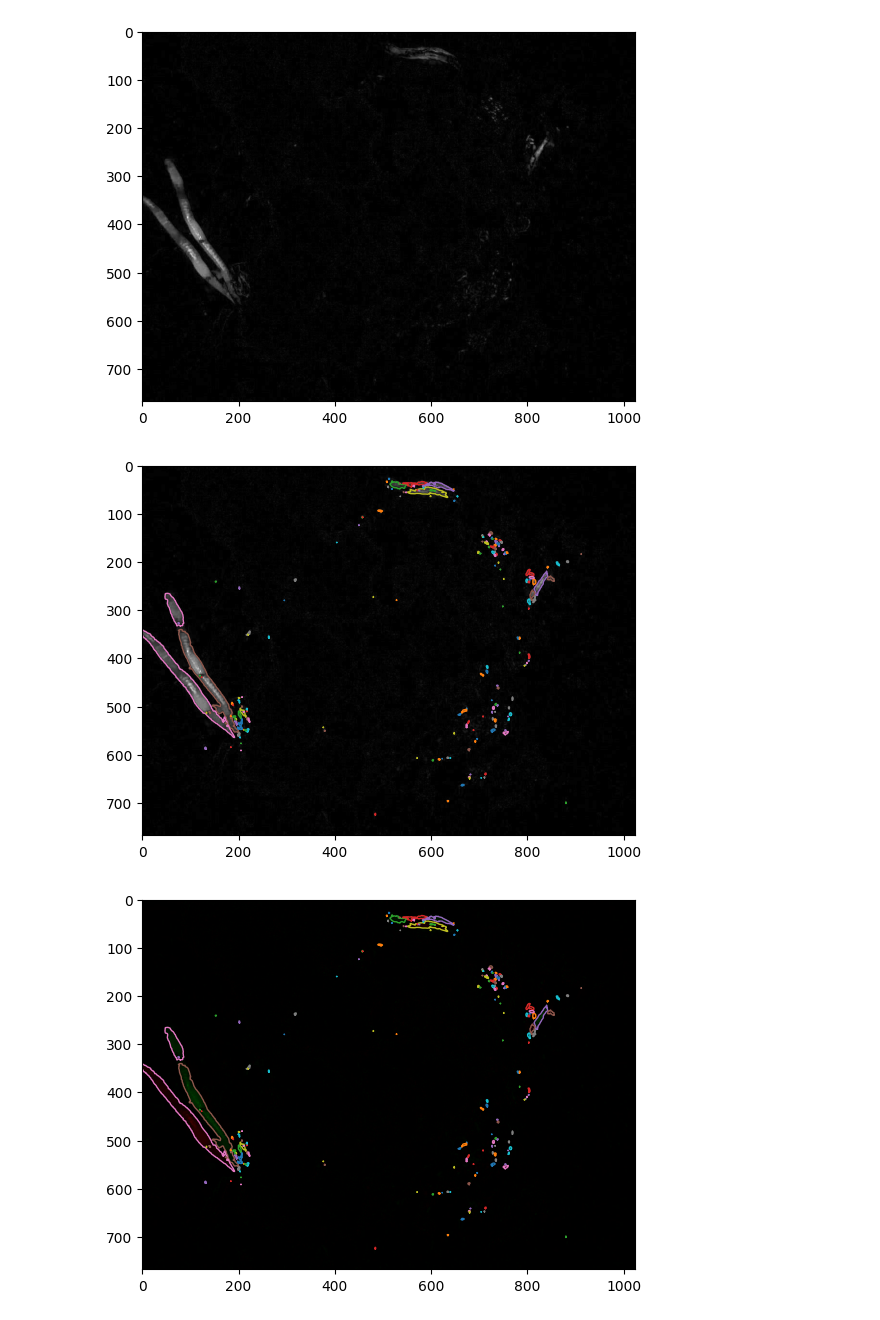
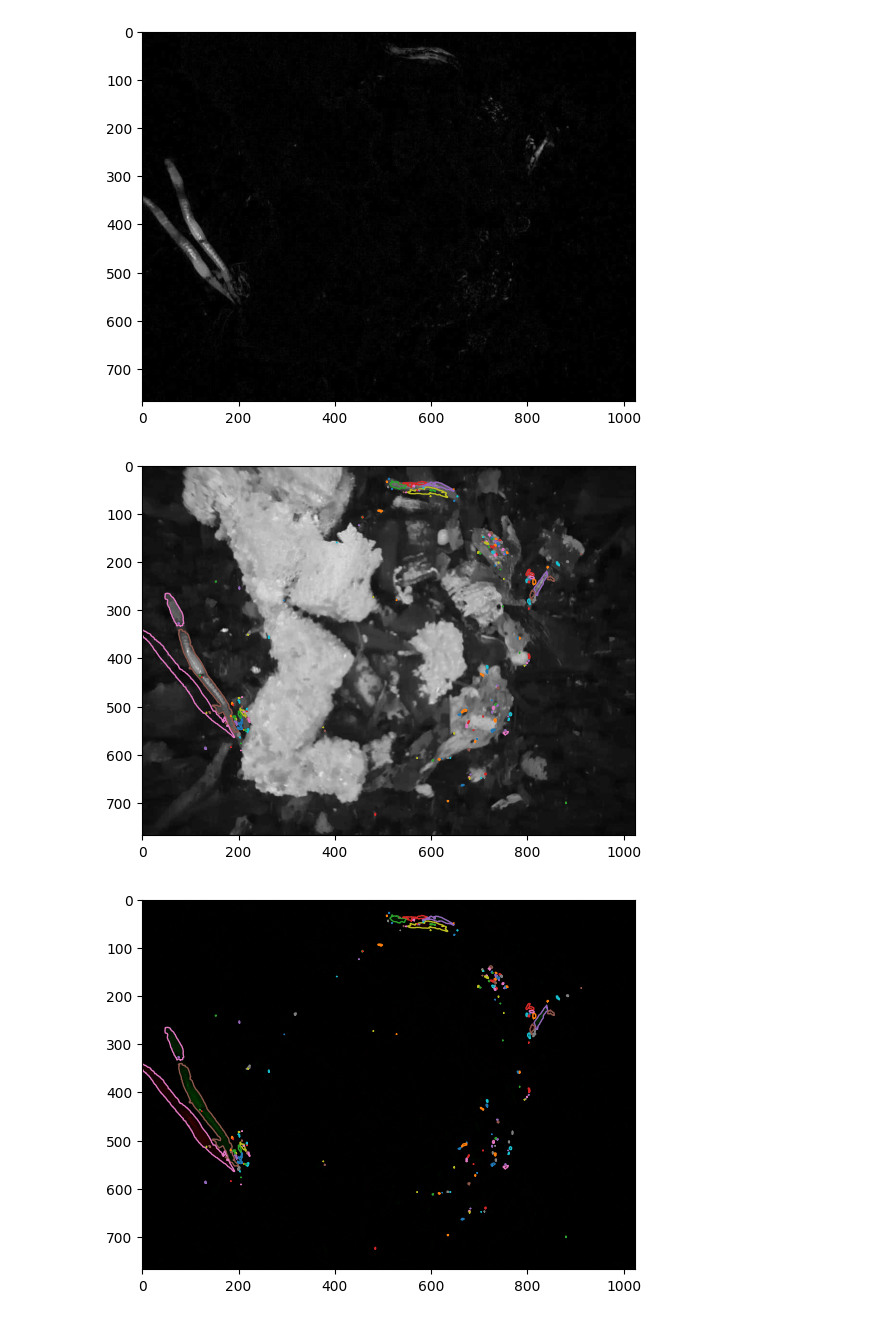
Before and after one commit to wiggle-bin/wiggle-notes, a Jupyter notebook: worms_actvitiy/DetectWormsByContour.ipynb, the cells around one changed output. Saved outputs shown, nothing was run; the diff lists cells and outputs as text; code cells hidden in the pictures.

```diff
--- a/worms_actvitiy/DetectWormsByContour.ipynb
+++ b/worms_actvitiy/DetectWormsByContour.ipynb
@@ -72,22 +72,22 @@ plt.show()
 # %%
 # Using a diff algorithm to compare two images and then find contours
 
 # Calculate the difference
 diff = cv2.absdiff(image, compared_to_image)
 
 # Find contours at a constant value of 0.8
 contours = measure.find_contours(diff, 10)
 
 # Display the image and plot all contours found
 fig, ax = plt.subplots()
-ax.imshow(diff, cmap=plt.cm.gray)
+ax.imshow(image, cmap=plt.cm.gray)
 
 for contour in contours:
     ax.plot(contour[:, 1], contour[:, 0], linewidth=1)
 
 plt.show()
 # %% [output]
-[figure, old version]
+[figure, new version]
 # %%
 # Calculate the difference
 diff = cv2.absdiff(image, compared_to_image)
```
Also changed, not shown: parts of 7 cells of this notebook.
